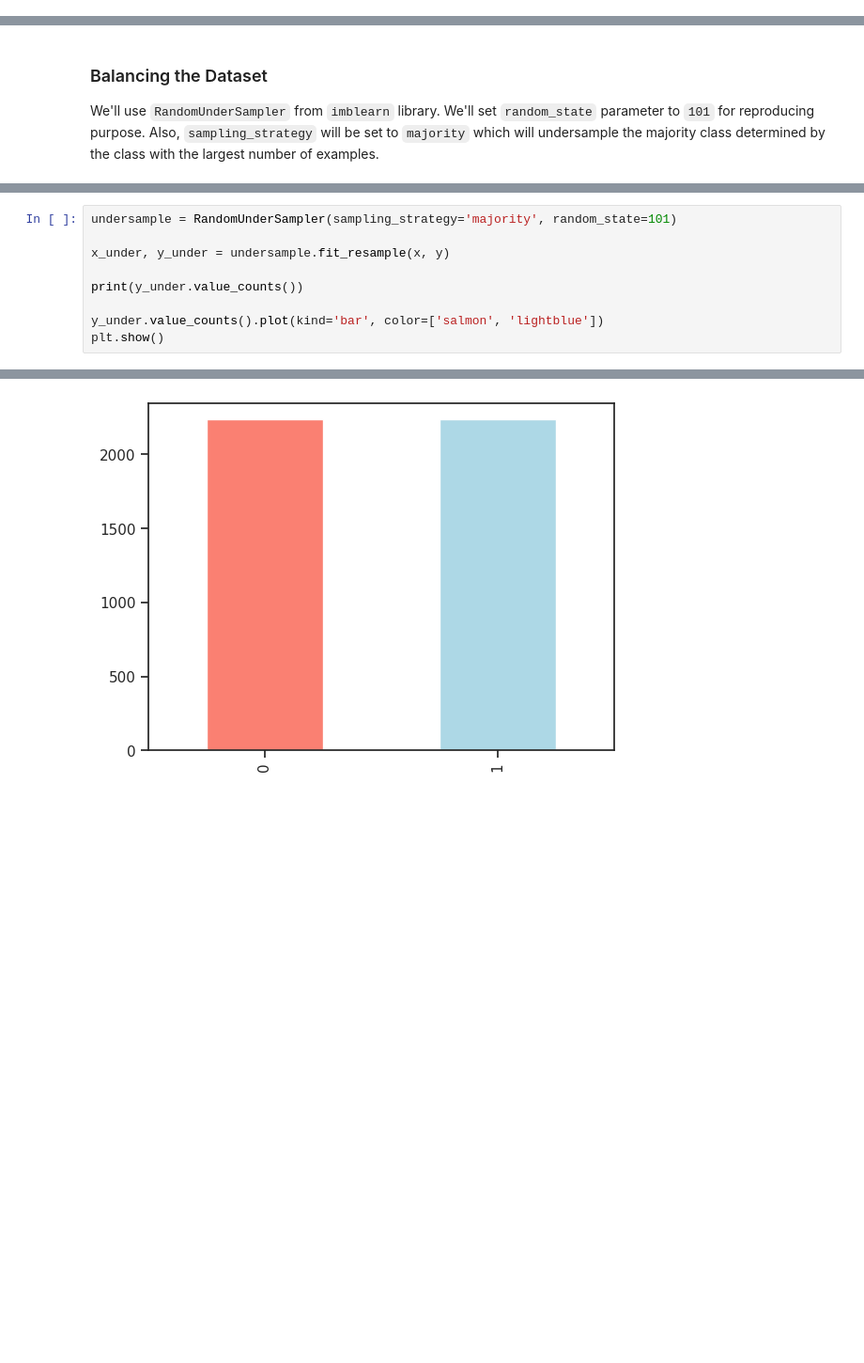
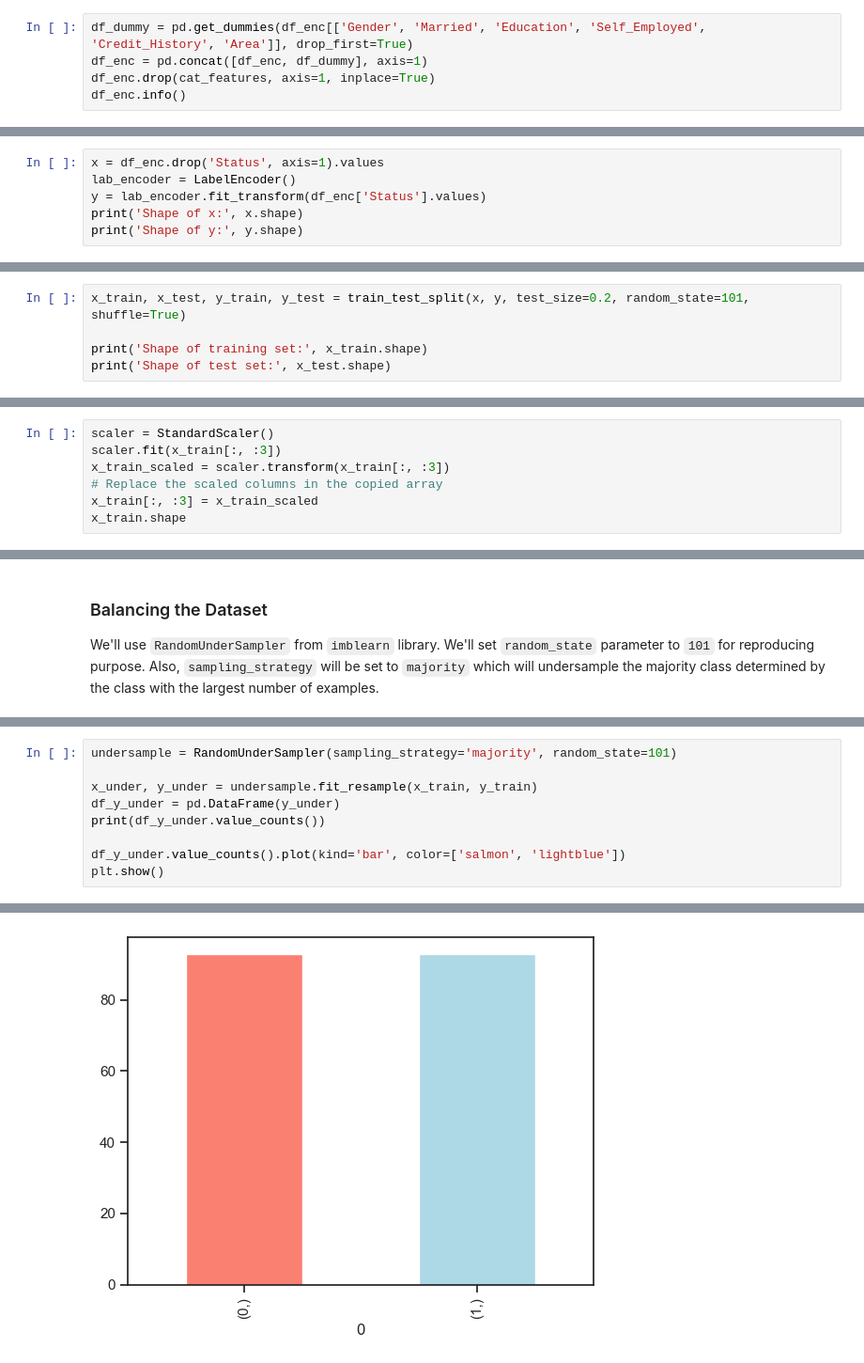
Before and after one commit to muscak/Loan-Prediction, a Jupyter notebook: Loan_Prediction.ipynb, the cells around one changed output, grey strips where cells are left out. Shown at 94% size. Drawn from its saved outputs; the diff is of its cells as text; blank space fills up the shorter version.

```diff
--- a/Loan_Prediction.ipynb
+++ b/Loan_Prediction.ipynb
@@ -366,0 +452,5 @@ As mentioned in the ['Numerical Features'](#nbr_features) EDA section, all numer
+# %%
+df_dummy = pd.get_dummies(df_enc[['Gender', 'Married', 'Education', 'Self_Employed', 'Credit_History', 'Area']], drop_first=True)
+df_enc = pd.concat([df_enc, df_dummy], axis=1)
+df_enc.drop(cat_features, axis=1, inplace=True)
+df_enc.info()
@@ -371,0 +480,6 @@ y = df['Status']
+# %%
+x = df_enc.drop('Status', axis=1).values
+lab_encoder = LabelEncoder()
+y = lab_encoder.fit_transform(df_enc['Status'].values)
+print('Shape of x:', x.shape)
+print('Shape of y:', y.shape)
@@ -371,0 +491,5 @@ y = df['Status']
+# %%
+x_train, x_test, y_train, y_test = train_test_split(x, y, test_size=0.2, random_state=101, shuffle=True)
+
+print('Shape of training set:', x_train.shape)
+print('Shape of test set:', x_test.shape)
@@ -371,0 +501,7 @@ y = df['Status']
+# %%
+scaler = StandardScaler()
+scaler.fit(x_train[:, :3])
+x_train_scaled = scaler.transform(x_train[:, :3])
+# Replace the scaled columns in the copied array
+x_train[:, :3] = x_train_scaled
+x_train.shape
@@ -376,10 +522,10 @@ We'll use `RandomUnderSampler` from `imblearn` library. We'll set `random_state`
 # %%
 undersample = RandomUnderSampler(sampling_strategy='majority', random_state=101)
 
-x_under, y_under = undersample.fit_resample(x, y)
+x_under, y_under = undersample.fit_resample(x_train, y_train)
+df_y_under = pd.DataFrame(y_under)
+print(df_y_under.value_counts())
 
-print(y_under.value_counts())
-
-y_under.value_counts().plot(kind='bar', color=['salmon', 'lightblue'])
+df_y_under.value_counts().plot(kind='bar', color=['salmon', 'lightblue'])
 plt.show()
 # %% [output]
@@ -389 +535 @@ Name: Targets, dtype: int64
-[figure, old version]
+[figure, new version]
```
Also changed, not shown: parts of 27 cells of this notebook.
